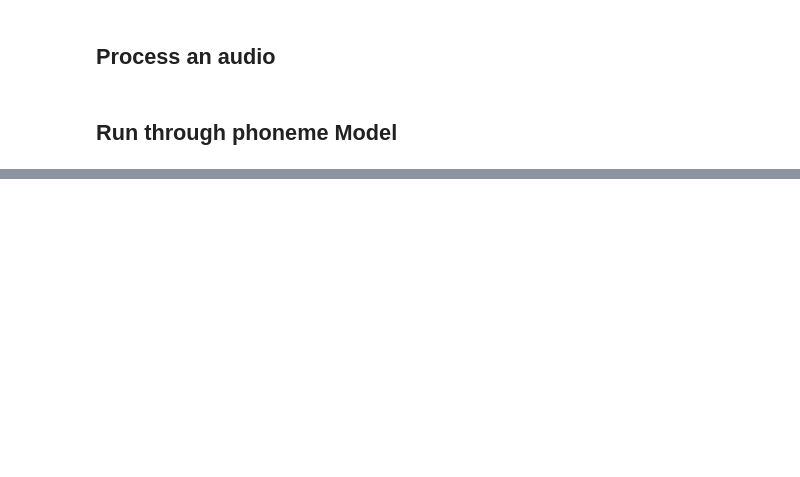
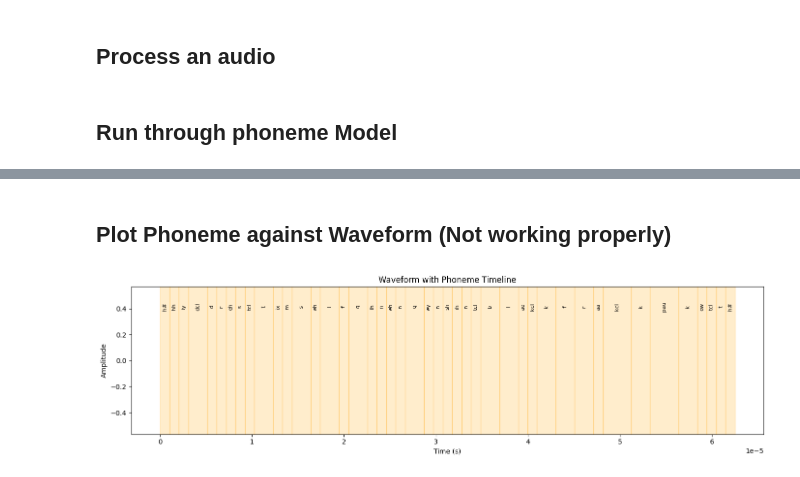
Before and after one commit to LeQi008/dysarthria-mtl, a Jupyter notebook: phonemes/phoneme_exploration.ipynb, the cells around one changed output, grey strips where cells are left out. Cells and saved outputs as stored; diff of their text form; code cells hidden in the pictures; blank space fills up the shorter version.

```diff
--- a/phonemes/phoneme_exploration.ipynb
+++ b/phonemes/phoneme_exploration.ipynb
@@ -3,7 +3,19 @@
 # %%
 import torchaudio
 torchaudio.set_audio_backend("soundfile")
-audio_path = r"C:\Users\amoph\Desktop\speech_therapy\torgo_dataset\MC\MC01\Session1\wav_headMic\0194.wav"
+
+
+## Normal Speech
+# audio_path = r"C:\Users\amoph\Desktop\speech_therapy\torgo_dataset\MC\MC01\Session1\wav_headMic\0194.wav"
+# audio_path = r"E:\speech_data\MC\MC01\Session1\wav_headMic\0194.wav"
+# He dressed himself in an ancient black frock coat.
+# audio_path = r"E:\speech_data\F\F04\Session1\wav_arrayMic\0025.wav"
+# waveform, sample_rate = torchaudio.load(audio_path)
+# waveform = torchaudio.functional.resample(waveform, sample_rate, 16000)  # most models use 16kHz
+
+## Dysarthric Speech
+# He dresses himself in an ancient black frock coat.
+audio_path = r"E:\speech_data\M\M02\Session1\wav_headMic\0044.wav"
 waveform, sample_rate = torchaudio.load(audio_path)
 waveform = torchaudio.functional.resample(waveform, sample_rate, 16000)  # most models use 16kHz
 # %% [markdown]
@@ -30,0 +48,56 @@ h# jh ey n m ey q er n m ao r m ah n iy bcl b ay w er kcl k ix ng hh aa r dcl h#
+# %% [markdown]
+## Plot Phoneme against Waveform (Not working properly)
+# %%
+import torch
+import torchaudio
+import matplotlib.pyplot as plt
+from transformers import Wav2Vec2ForCTC, Wav2Vec2Processor
+
+probs = torch.nn.functional.softmax(logits, dim=-1)
+pred_ids = torch.argmax(probs, dim=-1)[0]  # Shape: (T,)
+
+# Map ID to phoneme (frame-wise)
+vocab = processor.tokenizer.get_vocab()
+id2phoneme = {v: k for k, v in vocab.items()}
+framewise_phonemes = [id2phoneme[int(pid)] for pid in pred_ids]
+
+def remove_pad_only(phonemes, pad_token="[PAD]"):
+    return [p for p in phonemes if p != pad_token]
+
+filtered_phonemes = remove_pad_only(framewise_phonemes)
+
+# ==== Plot 1: Waveform with aligned phoneme timeline ====
+def plot_waveform_with_phonemes(waveform, sample_rate, phonemes, num_frames):
+    duration = len(waveform) / sample_rate
+    times = torch.linspace(0, duration, steps=num_frames)
+    frame_duration = duration / num_frames
+
+    # Collapse into segments
+    segments = []
+    prev_phoneme = phonemes[0]
+    start_time = 0.0
+
+    for i, p in enumerate(phonemes):
+        t = i * frame_duration
+        if p != prev_phoneme:
+            segments.append((start_time, t, prev_phoneme))
+            start_time = t
+            prev_phoneme = p
+    segments.append((start_time, duration, prev_phoneme))
+
+    plt.figure(figsize=(14, 4))
+    plt.plot(torch.linspace(0, duration, len(waveform)), waveform.numpy())
+    for start, end, phoneme in segments:
+        plt.axvspan(start, end, color='orange', alpha=0.2)
+        plt.text((start + end) / 2, 0.8 * waveform.max().item(), phoneme,
+                 ha='center', va='center', fontsize=8, rotation=90)
+
+    plt.title("Waveform with Phoneme Timeline")
+    plt.xlabel("Time (s)")
+    plt.ylabel("Amplitude")
+    plt.tight_layout()
+    plt.show()
+
+plot_waveform_with_phonemes(waveform, sample_rate, filtered_phonemes, len(filtered_phonemes))
+# %% [output]
+[figure, added]
```
Also changed, not shown: parts of 12 cells of this notebook, 7 other files.
